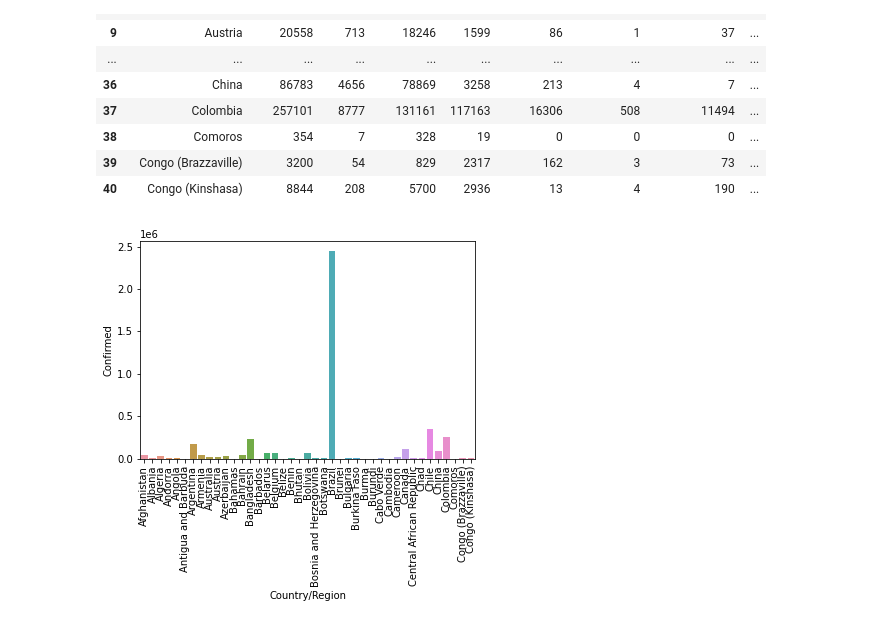
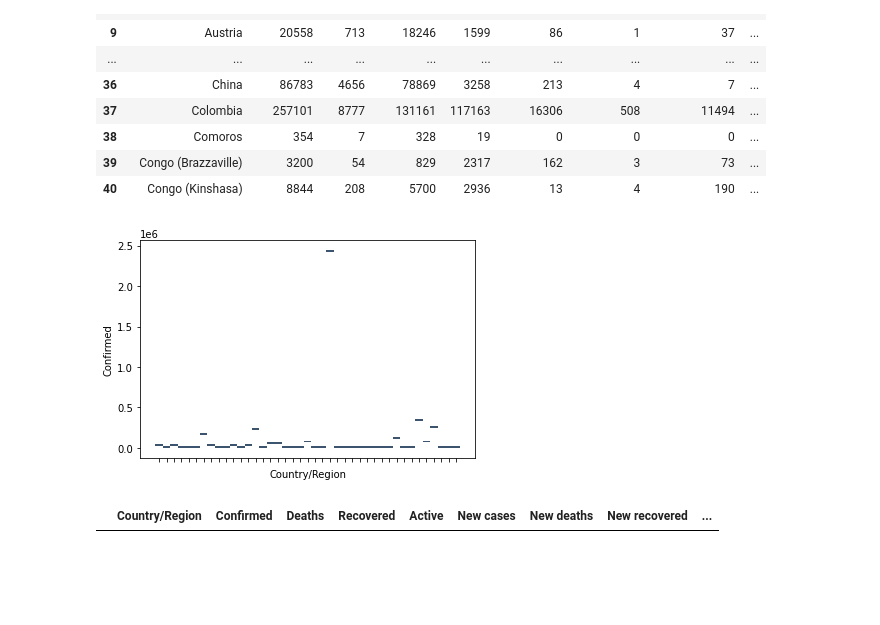
Before and after one commit to LiteShake/AI-Tasks, a Jupyter notebook: Task 2/Question 2/Question2.ipynb, the cells around one changed output. Drawn from its saved outputs; the diff is of its cells as text; code cells hidden in the pictures; blank space fills up the shorter version.

```diff
--- a/Task 2/Question 2/Question2.ipynb
+++ b/Task 2/Question 2/Question2.ipynb
@@ -24,8 +24,13 @@ df
 | 39 | Congo (Brazzaville) | 3200 | 54 | 829 | 2317 | 162 | 3 | 73 | ... |
 | 40 | Congo (Kinshasa) | 8844 | 208 | 5700 | 2936 | 13 | 4 | 190 | ... |
 # %%
-covid_plot = sns.barplot( x = df["Country/Region"] , y = df["Confirmed"] )
+covid_plot = sns.histplot( x = df["Country/Region"] , y = df["Confirmed"] )
 covid_plot.set_xticklabels( covid_plot.get_xticklabels( ) , rotation = 90 )
 print()
 # %% [output]
-[figure, old version]
+[figure, new version]
+# %%
+dfb = pd.DataFrame( df.truncate(before="Confirmed", after="Recovered",axis = 0) )
+dfb
+# %% [output]
+|  | Country/Region | Confirmed | Deaths | Recovered | Active | New cases | New deaths | New recovered | ... |
```
Also changed, not shown: 2 other files.
